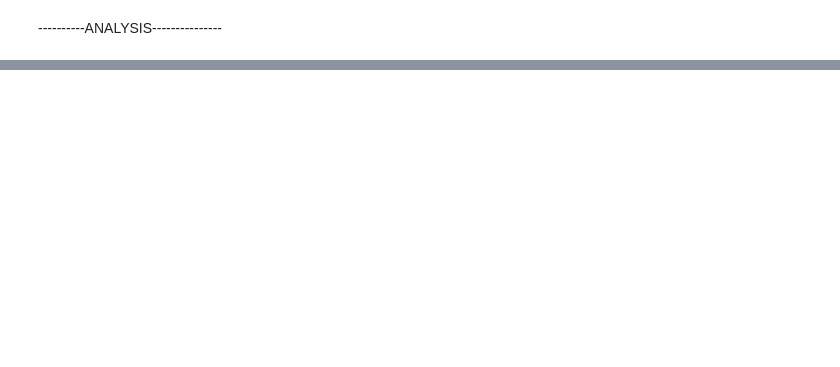
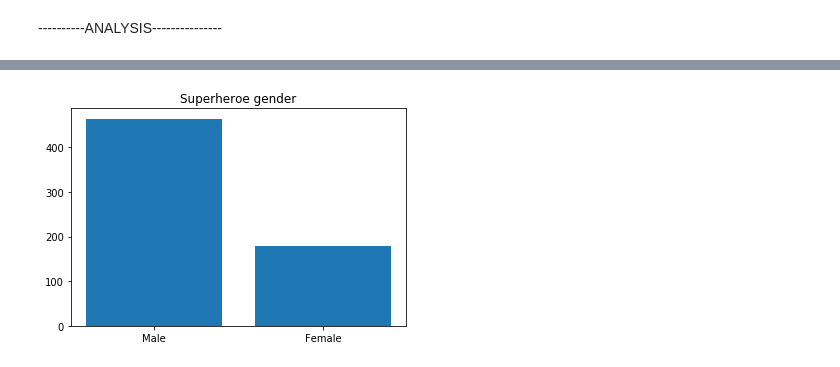
Before and after one commit to JavierLuna/data-labs, a Jupyter notebook: module-1/pipelines-project/your-code/Superheroes.ipynb, the cells around one changed output, grey strips where cells are left out. Cells and saved outputs as stored; diff of their text form; code cells hidden in the pictures; blank space fills up the shorter version.

```diff
--- a/module-1/pipelines-project/your-code/Superheroes.ipynb
+++ b/module-1/pipelines-project/your-code/Superheroes.ipynb
@@ -306,0 +294,3 @@ Name: 562, dtype: object
+# %%
+def column_values_sum2(df, column, value): #Return value + values sum
+    return value, (df[column] == value).sum()
@@ -306,0 +309,8 @@ Name: 562, dtype: object
+# %%
+plt.bar(range(len(Gender)), Gender.values(), align = "center")
+plt.xticks(range(len(Gender)), list(Gender.keys()))
+plt.title("Superheroe gender")
+
+plt.show()
+# %% [output]
+[figure, added]
```
Also changed, not shown: parts of 14 cells of this notebook.
